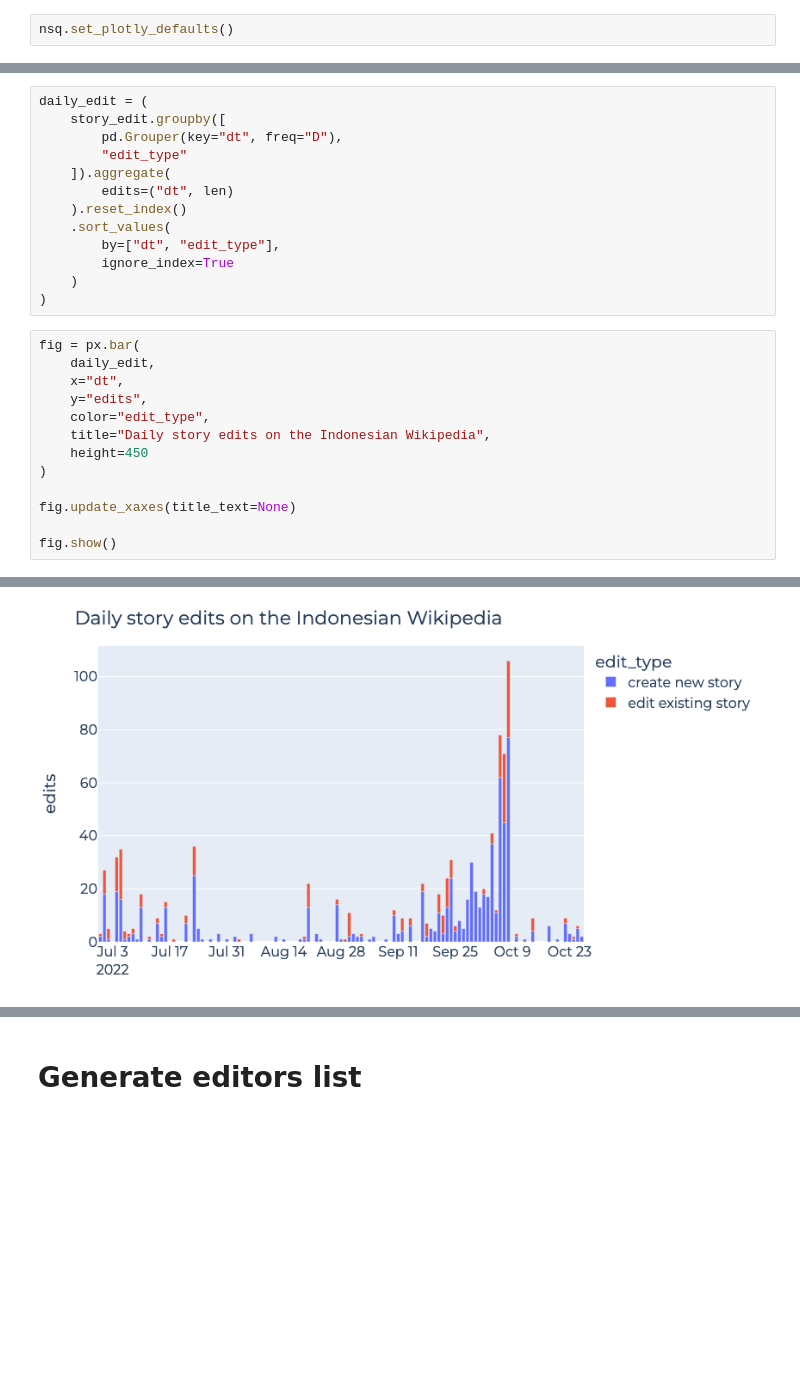
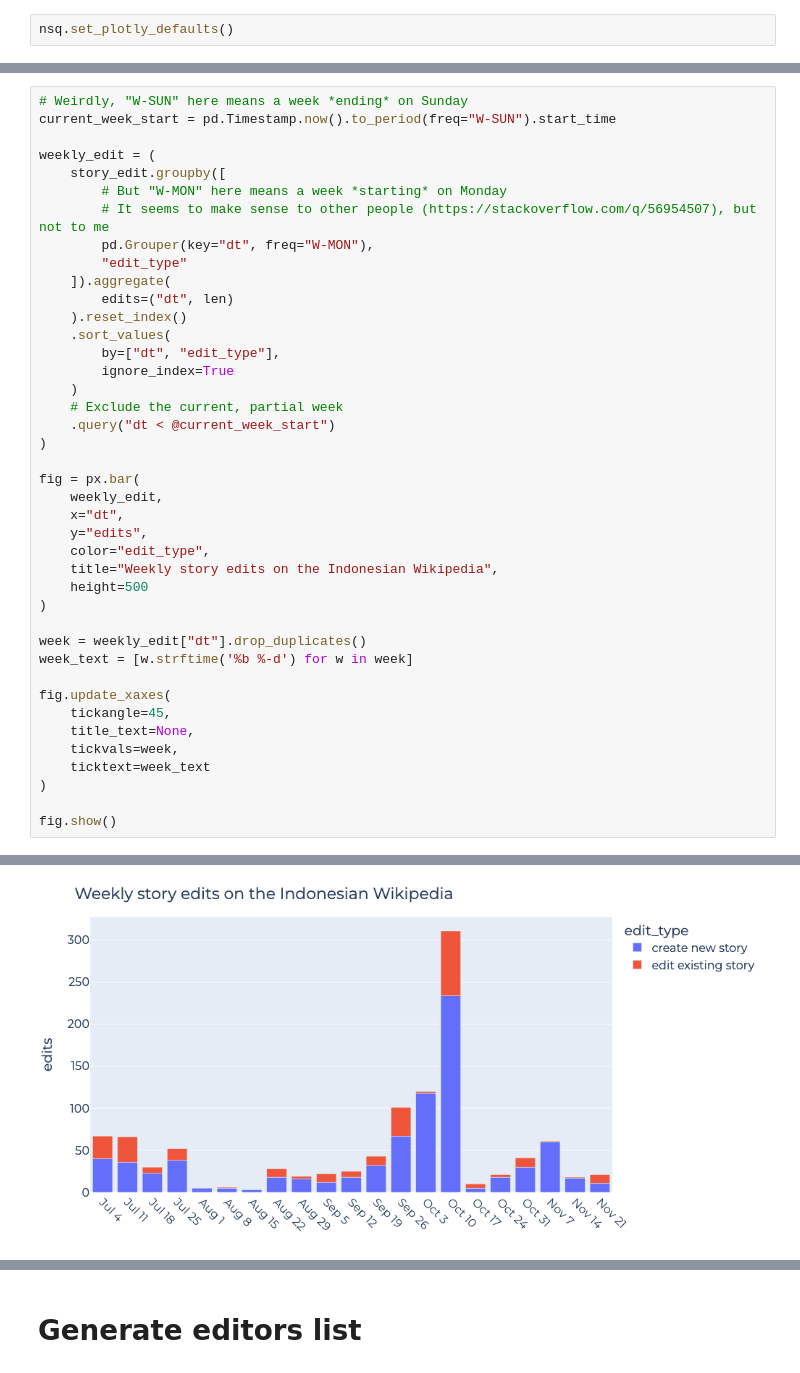
Before and after one commit to wikimedia-research/2022-Wikistories, a Jupyter notebook: basic_stats.ipynb, the cells around one changed output, grey strips where cells are left out. Saved outputs shown, nothing was run; the diff lists cells and outputs as text; blank space fills up the shorter version.

Commit message:
Switch charts from daily to weekly

```diff
--- a/basic_stats.ipynb
+++ b/basic_stats.ipynb
@@ -112,29 +105,44 @@ Deletion rate (7 day lag): 0.7%
-# %%
-daily_edit = (
-    story_edit.groupby([
-        pd.Grouper(key="dt", freq="D"),
-        "edit_type"
-    ]).aggregate(
-        edits=("dt", len)
-    ).reset_index()
-    .sort_values(
-        by=["dt", "edit_type"],
-        ignore_index=True
-    )
-)
 # %%
+# Weirdly, "W-SUN" here means a week *ending* on Sunday
+current_week_start = pd.Timestamp.now().to_period(freq="W-SUN").start_time
+
+weekly_edit = (
+    story_edit.groupby([
+        # But "W-MON" here means a week *starting* on Monday
+        # It seems to make sense to other people (https://stackoverflow.com/q/56954507), but not to me
+        pd.Grouper(key="dt", freq="W-MON"),
+        "edit_type"
+    ]).aggregate(
+        edits=("dt", len)
+    ).reset_index()
+    .sort_values(
+        by=["dt", "edit_type"],
+        ignore_index=True
+    )
+    # Exclude the current, partial week
+    .query("dt < @current_week_start")
+)
+
 fig = px.bar(
-    daily_edit,
+    weekly_edit,
     x="dt",
     y="edits",
     color="edit_type",
-    title="Daily story edits on the Indonesian Wikipedia",
-    height=450
+    title="Weekly story edits on the Indonesian Wikipedia",
+    height=500
 )
 
-fig.update_xaxes(title_text=None)
+week = weekly_edit["dt"].drop_duplicates()
+week_text = [w.strftime('%b %-d') for w in week]
+
+fig.update_xaxes(
+    tickangle=45,
+    title_text=None,
+    tickvals=week,
+    ticktext=week_text
+)
 
 fig.show()
 # %% [output]
 [interactive output not drawn]
-[figure, old version]
+[figure, new version]
```
Also changed, not shown: parts of 7 cells of this notebook.
